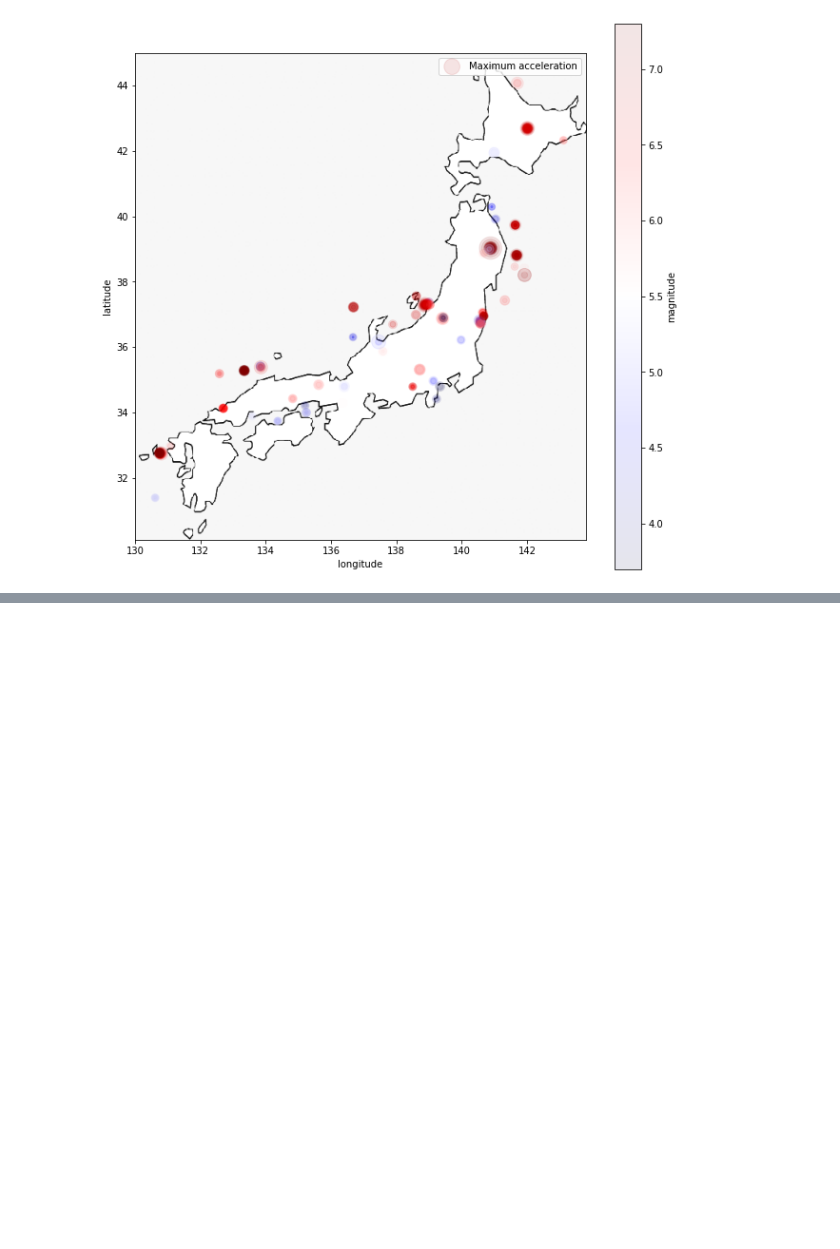
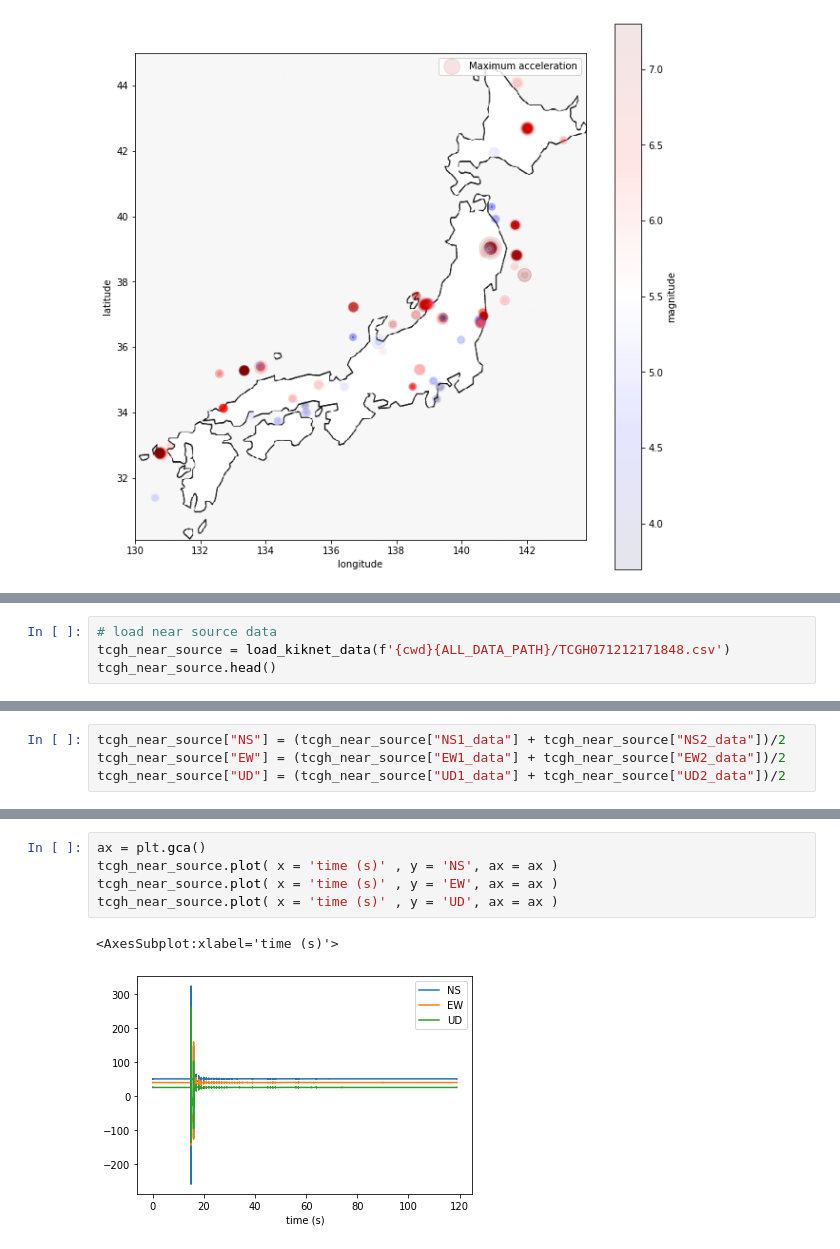
Before and after one commit to SaheedAde/earthquake_early_warning_system, a Jupyter notebook: kik_knet.ipynb, the cells around one changed output, grey strips where cells are left out. Saved outputs shown, nothing was run; the diff lists cells and outputs as text; blank space fills up the shorter version.

```diff
--- a/kik_knet.ipynb
+++ b/kik_knet.ipynb
@@ -271,0 +401,4 @@ Saving figure japan_magnitude_acceration_scatterplot
+# %%
+# load near source data
+tcgh_near_source = load_kiknet_data(f'{cwd}{ALL_DATA_PATH}/TCGH071212171848.csv')
+tcgh_near_source.head()
@@ -271,0 +413,4 @@ Saving figure japan_magnitude_acceration_scatterplot
+# %%
+tcgh_near_source["NS"] = (tcgh_near_source["NS1_data"] + tcgh_near_source["NS2_data"])/2
+tcgh_near_source["EW"] = (tcgh_near_source["EW1_data"] + tcgh_near_source["EW2_data"])/2
+tcgh_near_source["UD"] = (tcgh_near_source["UD1_data"] + tcgh_near_source["UD2_data"])/2
@@ -271,0 +426,8 @@ Saving figure japan_magnitude_acceration_scatterplot
+# %%
+ax = plt.gca()
+tcgh_near_source.plot( x = 'time (s)' , y = 'NS', ax = ax )
+tcgh_near_source.plot( x = 'time (s)' , y = 'EW', ax = ax )
+tcgh_near_source.plot( x = 'time (s)' , y = 'UD', ax = ax )
+# %% [output]
+<AxesSubplot:xlabel='time (s)'>
+[figure, added]
```
Also changed, not shown: parts of 13 cells of this notebook, 4 other files.
